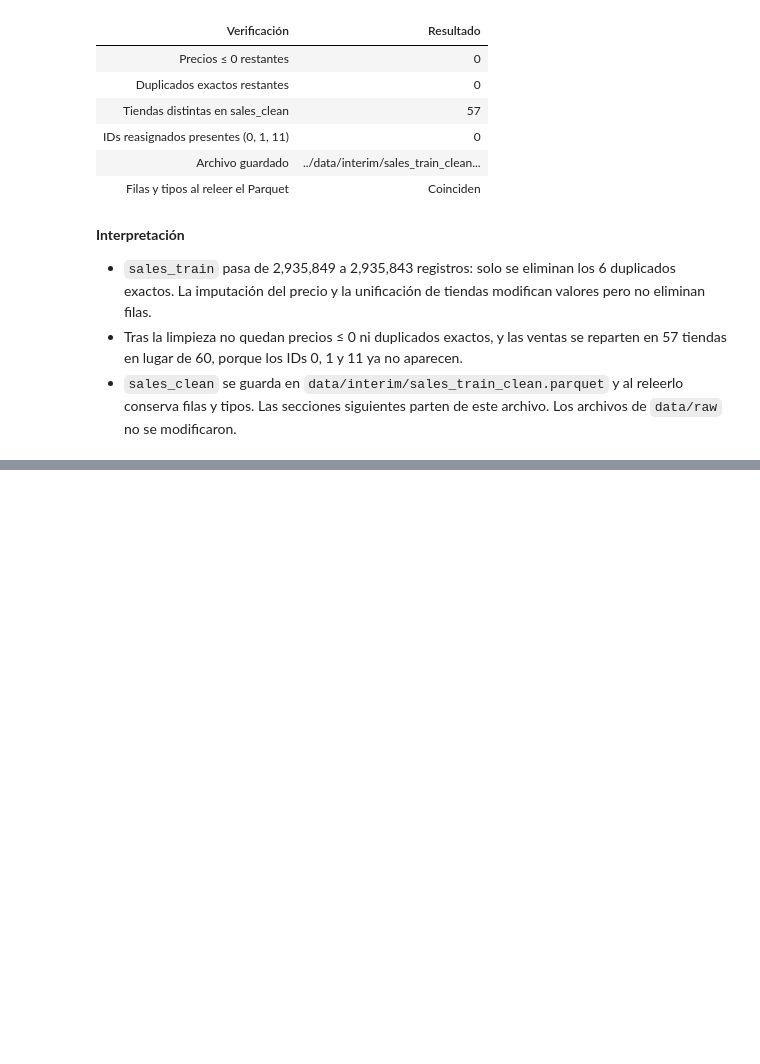
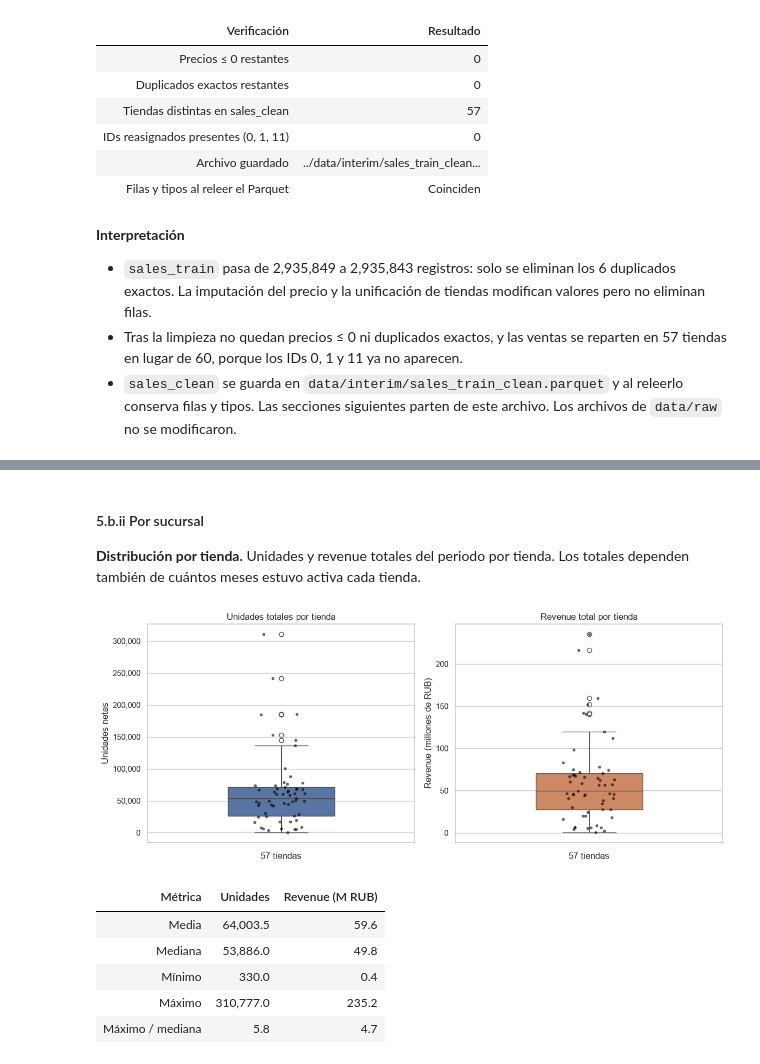
Before and after one commit to LuisCruz1996/predict_future_sales, a Jupyter notebook: notebooks/01_exploratory_data_analysis.ipynb, the cells around one changed output, grey strips where cells are left out. Saved outputs shown, nothing was run; the diff lists cells and outputs as text; code cells hidden in the pictures; blank space fills up the shorter version.

```diff
--- a/notebooks/01_exploratory_data_analysis.ipynb
+++ b/notebooks/01_exploratory_data_analysis.ipynb
@@ -1075,0 +1457,61 @@ style_table(checks)
+# %% [markdown]
+#### 5.b.ii Por sucursal
+
+**Distribución por tienda.** Unidades y revenue totales del periodo por tienda. Los totales dependen
+también de cuántos meses estuvo activa cada tienda.
+# %%
+shop_totals = (
+    sales.groupby(["shop_id", "ciudad", "tipo_tienda"])
+    .agg(units=("item_cnt_day", "sum"), revenue=("revenue", "sum"),
+         active_months=("date_block_num", "nunique"))
+    .reset_index()
+)
+shop_totals["revenue_m"] = shop_totals["revenue"] / 1e6
+
+fig, axes = plt.subplots(1, 2, figsize=(12, 5))
+sns.boxplot(y=shop_totals["units"], ax=axes[0], color="C0", width=0.4)
+sns.stripplot(y=shop_totals["units"], ax=axes[0], color="black", size=4, alpha=0.6)
+axes[0].set_title("Unidades totales por tienda")
+axes[0].set_ylabel("Unidades netas")
+axes[0].yaxis.set_major_formatter(mtick.StrMethodFormatter("{x:,.0f}"))
+sns.boxplot(y=shop_totals["revenue_m"], ax=axes[1], color="C1", width=0.4)
+sns.stripplot(y=shop_totals["revenue_m"], ax=axes[1], color="black", size=4, alpha=0.6)
+axes[1].set_title("Revenue total por tienda")
+axes[1].set_ylabel("Revenue (millones de RUB)")
+axes[1].yaxis.set_major_formatter(mtick.StrMethodFormatter("{x:,.0f}"))
+for ax in axes:
+    ax.set_xlabel(f"{len(shop_totals)} tiendas")
+plt.tight_layout()
+plt.show()
+
+shop_stats = pd.DataFrame(
+    {
+        "Métrica": ["Media", "Mediana", "Mínimo", "Máximo", "Máximo / mediana"],
+        "Unidades": [shop_totals["units"].mean(), shop_totals["units"].median(),
+                     shop_totals["units"].min(), shop_totals["units"].max(),
+                     shop_totals["units"].max() / shop_totals["units"].median()],
+        "Revenue (M RUB)": [shop_totals["revenue_m"].mean(), shop_totals["revenue_m"].median(),
+                            shop_totals["revenue_m"].min(), shop_totals["revenue_m"].max(),
+                            shop_totals["revenue_m"].max() / shop_totals["revenue_m"].median()],
+    }
+)
+display(style_table(shop_stats, {"Unidades": "{:,.1f}", "Revenue (M RUB)": "{:,.1f}"}))
+
+shop_ranking = shop_totals.sort_values("revenue", ascending=False)
+shop_ranking["% revenue"] = shop_ranking["revenue"] / shop_ranking["revenue"].sum() * 100
+shop_ranking = shop_ranking.merge(shops, on="shop_id")
+style_table(
+    pd.concat([shop_ranking.head(5), shop_ranking.tail(5)])
+    .rename(columns={"shop_name": "Tienda", "units": "Unidades", "revenue_m": "Revenue (M RUB)",
+                     "active_months": "Meses activos"})
+    [["shop_id", "Tienda", "ciudad", "Unidades", "Revenue (M RUB)", "% revenue", "Meses activos"]],
+    {"Revenue (M RUB)": "{:,.1f}", "% revenue": "{:.2f}"},
+)
+# %% [output]
+[figure, added]
+| Métrica | Unidades | Revenue (M RUB) |
+| Media | 64,003.5 | 59.6 |
+| Mediana | 53,886.0 | 49.8 |
+| Mínimo | 330.0 | 0.4 |
+| Máximo | 310,777.0 | 235.2 |
+| Máximo / mediana | 5.8 | 4.7 |
```
Also changed, not shown: parts of 40 cells of this notebook.
